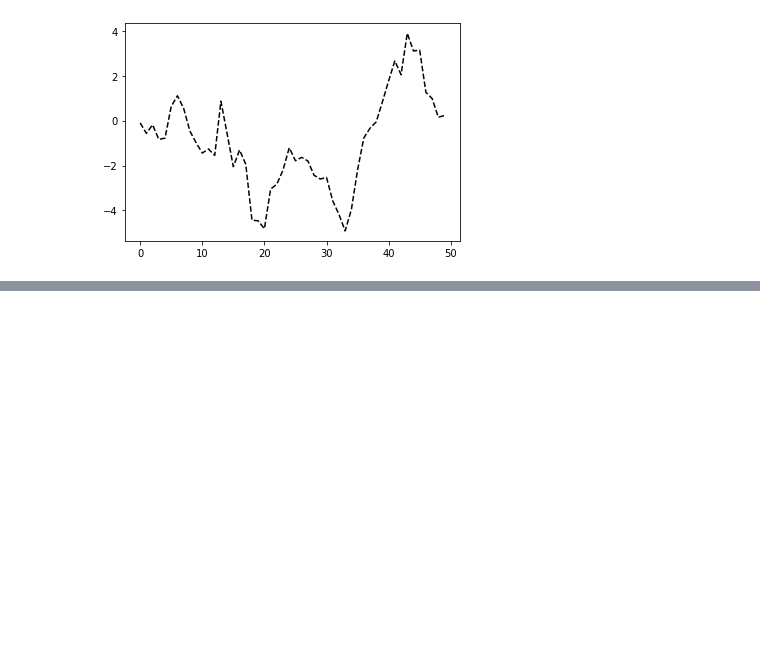
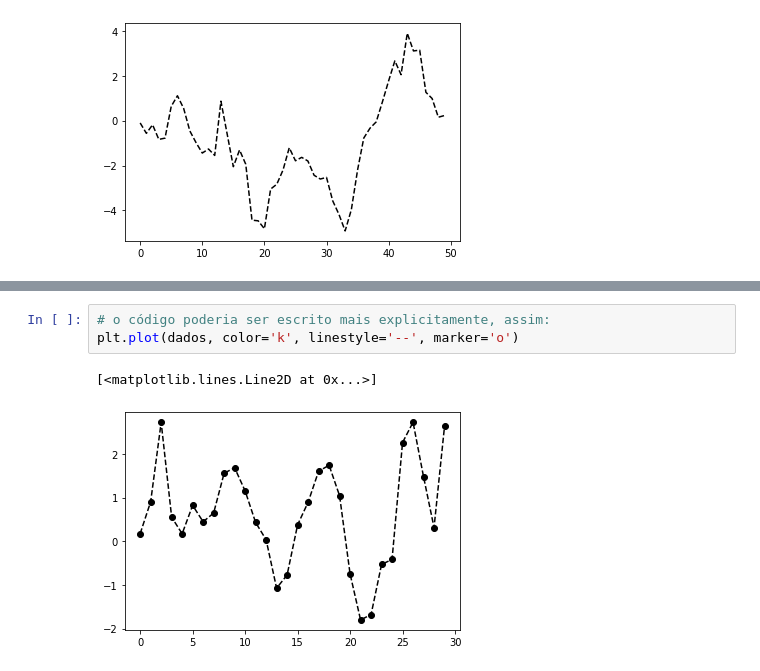
Before and after one commit to Kaiquenakao/plotagem-visualizacao, a Jupyter notebook: plotagem.ipynb, the cells around one changed output, grey strips where cells are left out. Drawn from its saved outputs; the diff is of its cells as text; blank space fills up the shorter version.

```diff
--- a/plotagem.ipynb
+++ b/plotagem.ipynb
@@ -87,0 +109,6 @@ plt.subplots_adjust(wspace=0, hspace=0)
+# %%
+# o código poderia ser escrito mais explicitamente, assim:
+plt.plot(dados, color='k', linestyle='--', marker='o')
+# %% [output]
+[<matplotlib.lines.Line2D at 0x...>]
+[figure, added]
```
Also changed, not shown: parts of 25 cells of this notebook.
